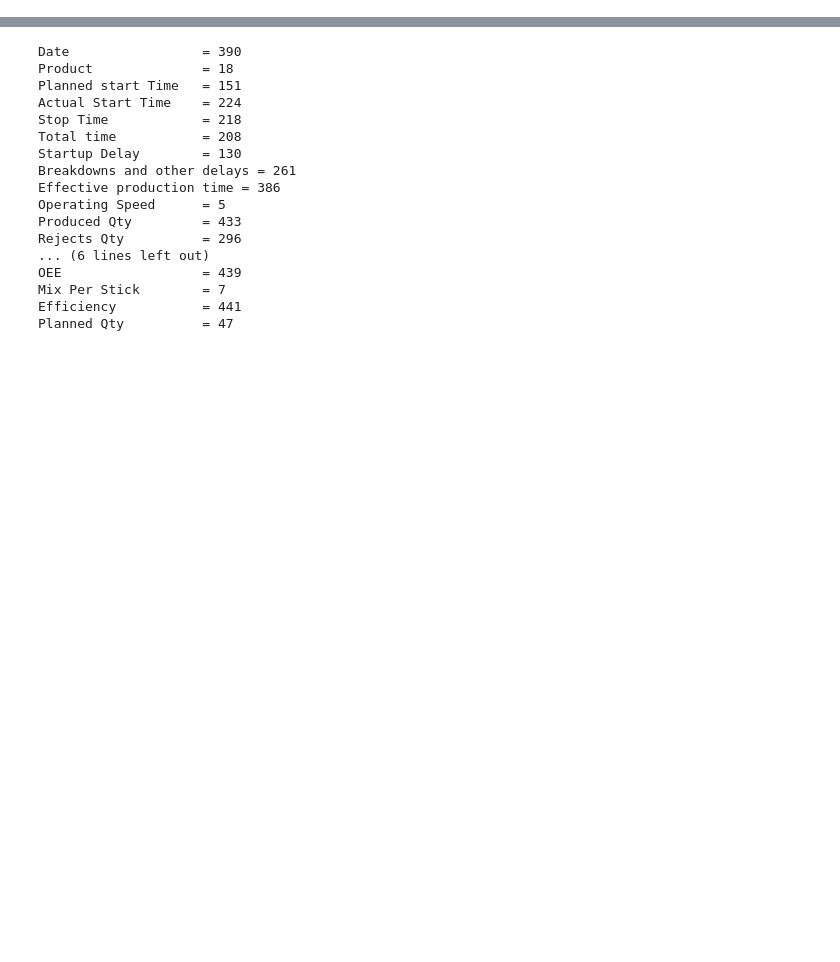
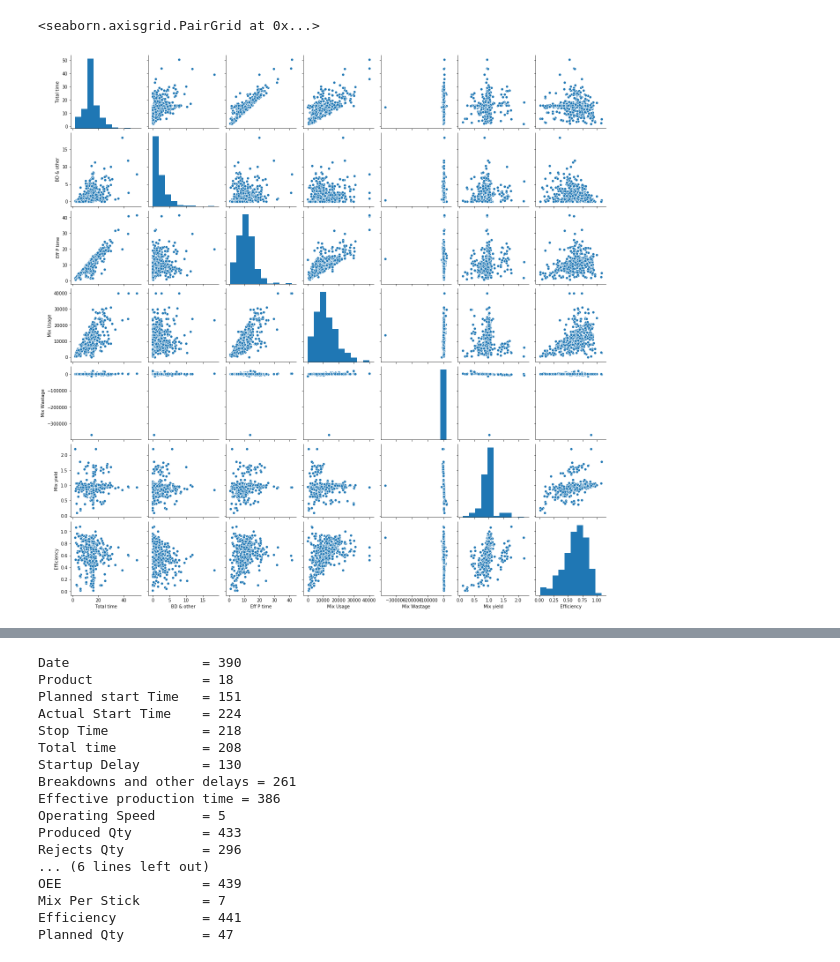
Before and after one commit to CodeProcessor/In20-S1-CS5617-project-1, a Jupyter notebook: Analysis.ipynb, the cells around one changed output, grey strips where cells are left out. Saved outputs shown, nothing was run; the diff lists cells and outputs as text; code cells hidden in the pictures; blank space fills up the shorter version.

```diff
--- a/Analysis.ipynb
+++ b/Analysis.ipynb
@@ -39,0 +144,5 @@ df["Product"].count()
+# %%
+sns.pairplot(df.loc[:,df.dtypes == 'float64'])
+# %% [output]
+<seaborn.axisgrid.PairGrid at 0x...>
+[figure, added]
```
Also changed, not shown: parts of 20 cells of this notebook.
